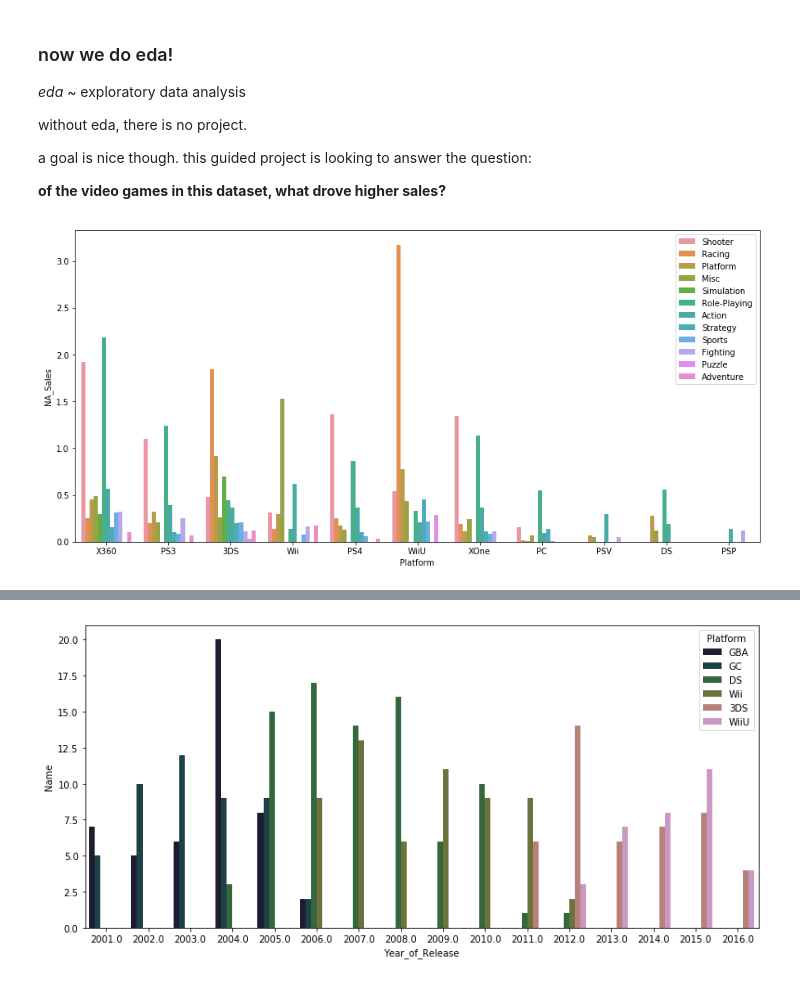
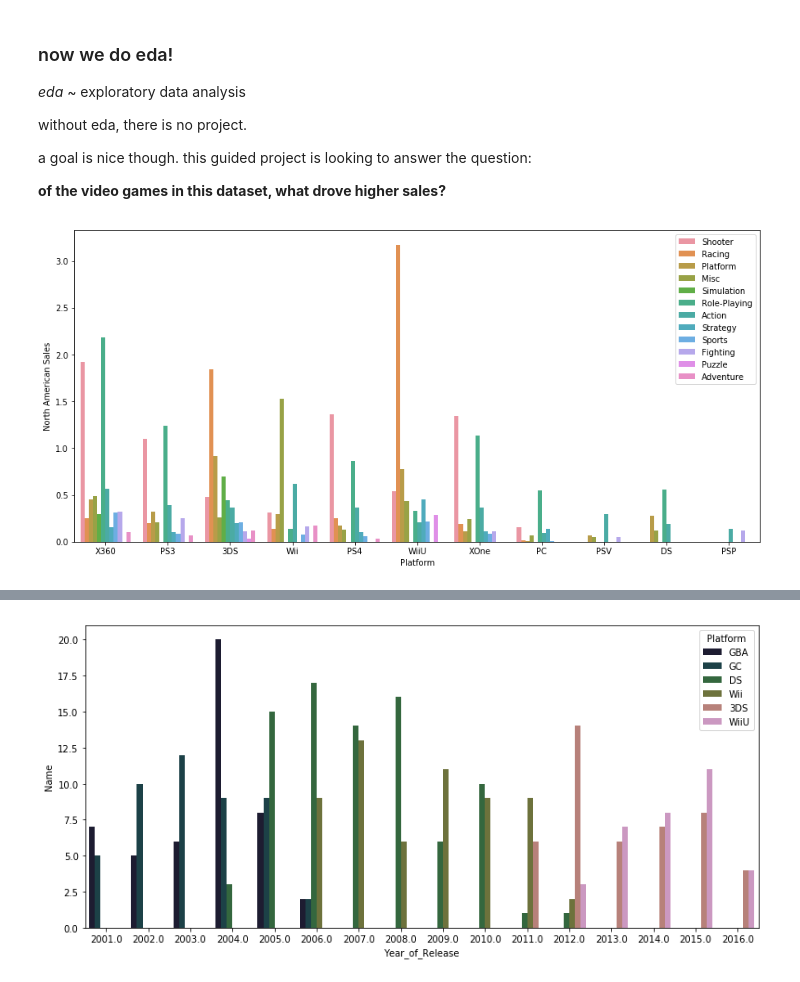
Before and after one commit to dsiufl/Data_Science_Wednesday, a Jupyter notebook: data_science_wednesday_020619/data_science_wednesday_feb6.ipynb, the cells around one changed output, grey strips where cells are left out. Drawn from its saved outputs; the diff is of its cells as text; code cells hidden in the pictures.

```diff
--- a/data_science_wednesday_020619/data_science_wednesday_feb6.ipynb
+++ b/data_science_wednesday_020619/data_science_wednesday_feb6.ipynb
@@ -85,10 +85,12 @@ new_and_relevant = with_ratings.loc[
 # %%
 plt.figure(figsize=(15,7))
 ax = plt.subplot()
+
 sns.barplot(x='Platform', y='NA_Sales', hue='Genre', ci=None,
              data=new_and_relevant)
 
 ax.legend(loc=1)
+ax.set_ylabel('North American Sales')
 plt.show()
 # %% [output]
-[figure, old version]
+[figure, new version]
```
Also changed, not shown: parts of 2 cells of this notebook, 3 other files.
